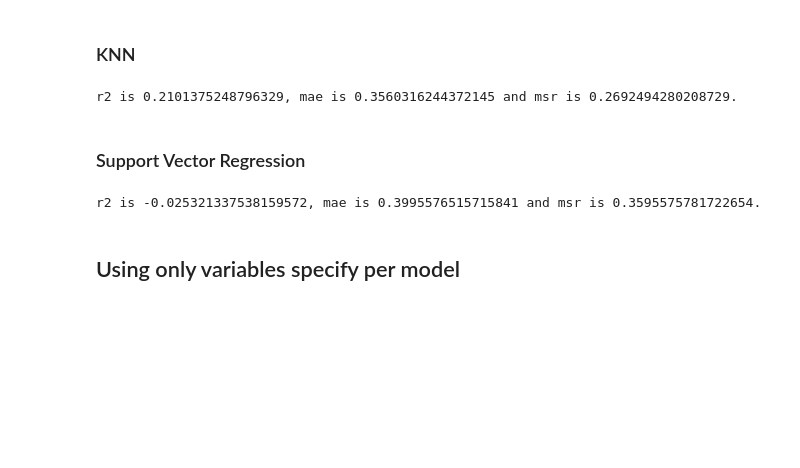
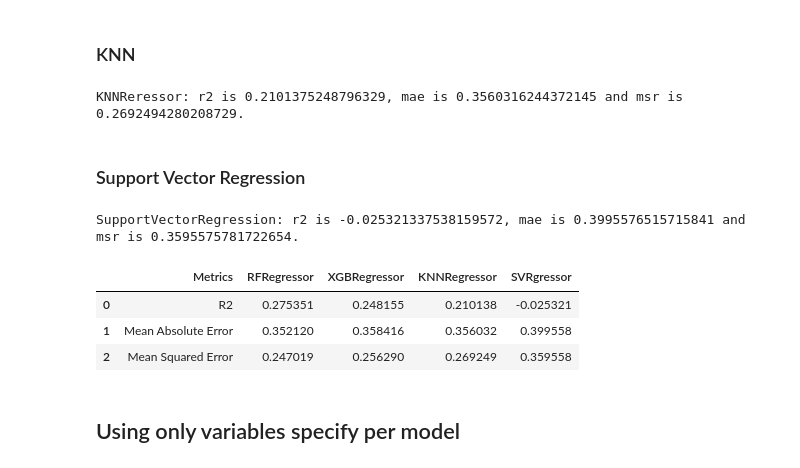
Before and after one commit to hannz88/Google_Play_Store_Data_Science, a Jupyter notebook: Machine_learning.ipynb, the cells around one changed output. Saved outputs shown, nothing was run; the diff lists cells and outputs as text; code cells hidden in the pictures; blank space fills up the shorter version.

```diff
--- a/Machine_learning.ipynb
+++ b/Machine_learning.ipynb
@@ -274,7 +274,8 @@ fs_rf_pred = fs_rf_model.predict(fs_x_test)
 fs_r2_rf = r2_score(fs_y_test, fs_rf_pred)
 fs_msr_rf = mean_squared_error(fs_y_test, fs_rf_pred)
 fs_mae_rf = mean_absolute_error(fs_y_test, fs_rf_pred)
-print(f"r2 is {fs_r2_rf}, mae is {fs_mae_rf} and msr is {fs_msr_rf}.")
+rf_metrics = [fs_r2_rf, fs_mae_rf, fs_msr_rf]
+print(f"RandomForestRegressor: r2 is {fs_r2_rf}, mae is {fs_mae_rf} and mse is {fs_msr_rf}.")
 
 # when compared to using all variables, using only 4 variables fare better in that the r2 is higher, msr is smaller and mae is a bit smaller
 # %% [output]
@@ -289,6 +290,7 @@ fs_xg_pred = fs_xg_model.predict(fs_x_test)
 fs_r2_xg = r2_score(fs_y_test, fs_xg_pred)
 fs_msr_xg = mean_squared_error(fs_y_test, fs_xg_pred)
 fs_mae_xg = mean_absolute_error(fs_y_test, fs_xg_pred)
-print(f"r2 is {fs_r2_xg}, mae is {fs_mae_xg} and msr is {fs_msr_xg}.")
+xg_metrics = [fs_r2_xg, fs_mae_xg, fs_msr_xg]
+print(f"XGBoost: r2 is {fs_r2_xg}, mae is {fs_mae_xg} and mse is {fs_msr_xg}.")
 # when using 4 variables, the metrics is better than when using all variables but still not better than random forest
 # %% [output]
@@ -308,11 +310,12 @@ knn_pred = knn_fs_model.predict(fs_x_test)
 knn_r2 = r2_score(fs_y_test, knn_pred)
 knn_msr = mean_squared_error(fs_y_test, knn_pred)
 knn_mae = mean_absolute_error(fs_y_test, knn_pred)
-print(f"r2 is {knn_r2}, mae is {knn_mae} and msr is {knn_msr}.")
+knn_metrics = [knn_r2, knn_mae, knn_msr]
+print(f"KNNReressor: r2 is {knn_r2}, mae is {knn_mae} and msr is {knn_msr}.")
 # r2 is 0.1331057815713581, mae is 0.3856934108909264 and msr is 0.2955081166894833.
 # nope, this doesn't look like the best model
 # %% [output]
-r2 is 0.2101375248796329, mae is 0.3560316244372145 and msr is 0.2692494280208729.
+KNNReressor: r2 is 0.2101375248796329, mae is 0.3560316244372145 and msr is 0.2692494280208729.
 # %% [markdown]
 ### Support Vector Regression
 # %%
@@ -334,10 +337,27 @@ svr_pred = svr_model.predict(x_test)
 svr_r2 = r2_score(y_test, svr_pred)
 svr_mse = mean_squared_error(y_test, svr_pred)
 svr_mae = mean_absolute_error(y_test, svr_pred)
-
-print(f"r2 is {svr_r2}, mae is {svr_mae} and msr is {svr_mse}.")
+svr_metrics = [svr_r2, svr_mae, svr_mse]
+print(f"SupportVectorRegression: r2 is {svr_r2}, mae is {svr_mae} and msr is {svr_mse}.")
 # %% [output]
-r2 is -0.025321337538159572, mae is 0.3995576515715841 and msr is 0.3595575781722654.
+SupportVectorRegression: r2 is -0.025321337538159572, mae is 0.3995576515715841 and msr is 0.3595575781722654.
+# %%
+# gather all information
+data_dict = {
+    "Metrics" : ["R2", "Mean Absolute Error", "Mean Squared Error"],
+    "RFRegressor": rf_metrics,
+    "XGBRegressor": xg_metrics,
+    "KNNRegressor": knn_metrics,
+    "SVRgressor": svr_metrics
+}
+
+model_df = pd.DataFrame(data_dict)
+model_df
+# %% [output]
+|  | Metrics | RFRegressor | XGBRegressor | KNNRegressor | SVRgressor |
+| 0 | R2 | 0.275351 | 0.248155 | 0.210138 | -0.025321 |
+| 1 | Mean Absolute Error | 0.352120 | 0.358416 | 0.356032 | 0.399558 |
+| 2 | Mean Squared Error | 0.247019 | 0.256290 | 0.269249 | 0.359558 |
 # %% [markdown]
 ## Using only variables specify per model
 # %% [markdown]
```
Also changed, not shown: parts of 6 cells of this notebook, 1 other file.
